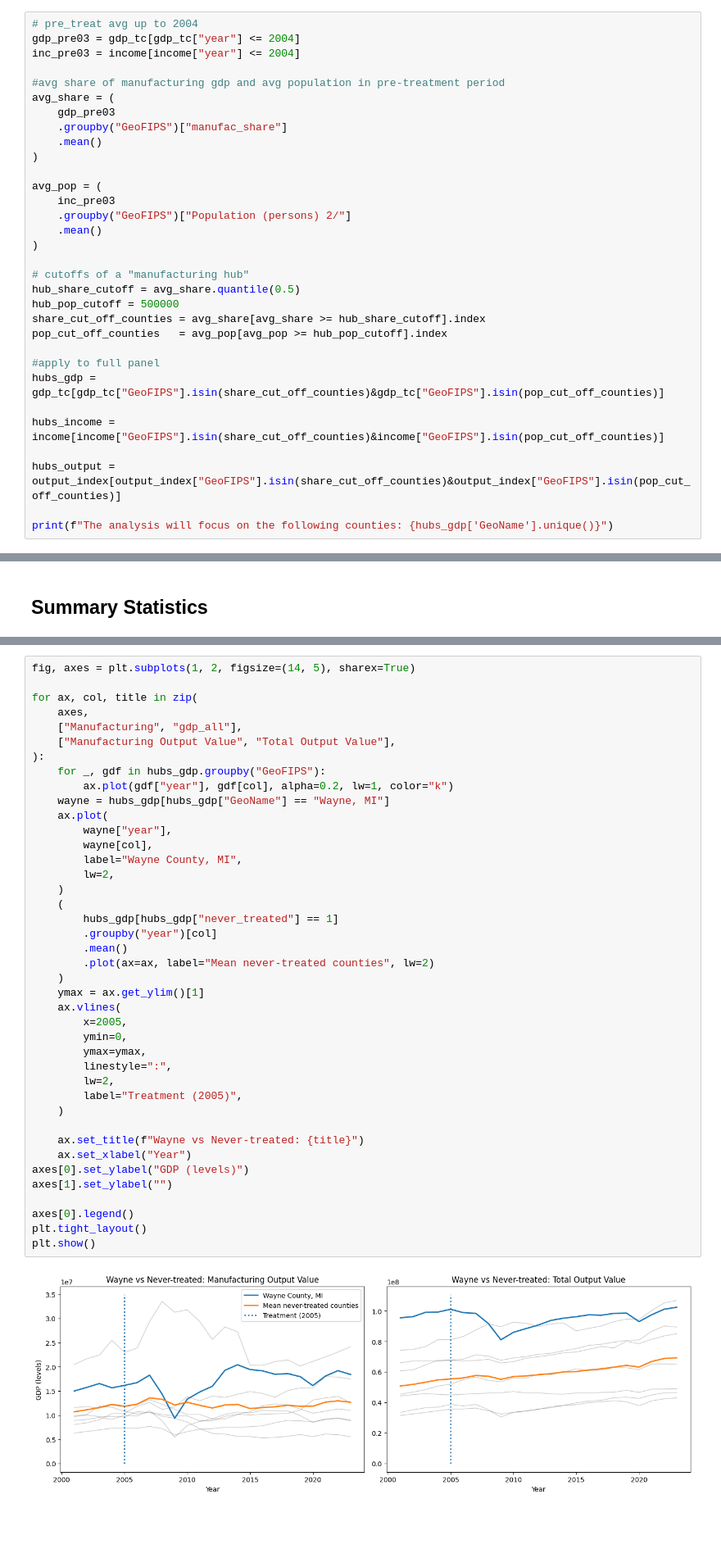
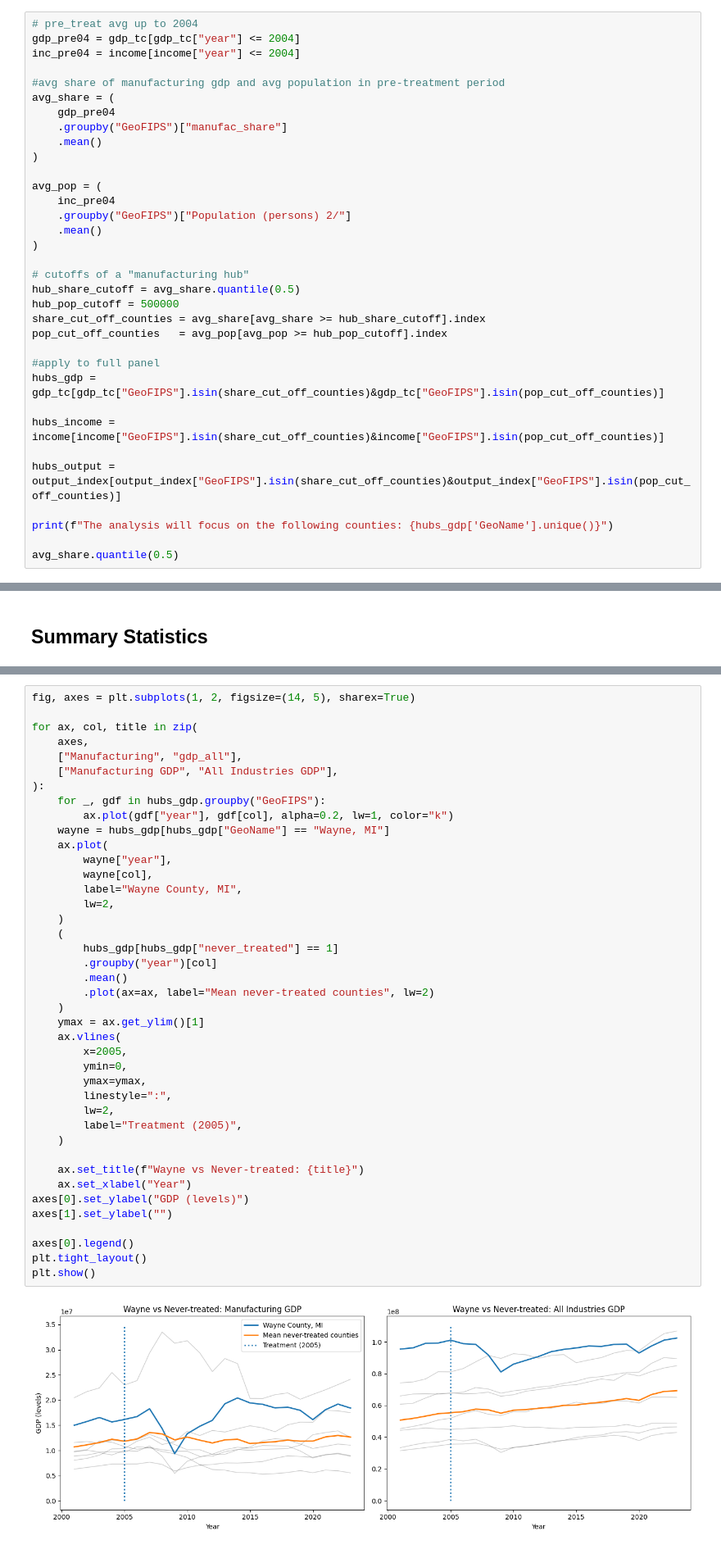
Before and after one commit to wren17/epa_greenbook_project, a Jupyter notebook: analysis.ipynb, the cells around one changed output, grey strips where cells are left out. Shown at 82% size. Cells and saved outputs as stored; diff of their text form; blank space fills up the shorter version.

```diff
--- a/analysis.ipynb
+++ b/analysis.ipynb
@@ -42,17 +46,17 @@ gdp_tc["manufac_share"] = gdp_tc["Manufacturing"] / gdp_tc["gdp_all"]
 # %%
 # pre_treat avg up to 2004
-gdp_pre03 = gdp_tc[gdp_tc["year"] <= 2004]
-inc_pre03 = income[income["year"] <= 2004]
+gdp_pre04 = gdp_tc[gdp_tc["year"] <= 2004]
+inc_pre04 = income[income["year"] <= 2004]
 
 #avg share of manufacturing gdp and avg population in pre-treatment period
 avg_share = (
-    gdp_pre03
+    gdp_pre04
     .groupby("GeoFIPS")["manufac_share"]
     .mean()
 )
 
 avg_pop = (
-    inc_pre03
+    inc_pre04
     .groupby("GeoFIPS")["Population (persons) 2/"]
     .mean()
 )
@@ -71,6 +75,8 @@ hubs_income = income[income["GeoFIPS"].isin(share_cut_off_counties)&income["GeoF
 hubs_output = output_index[output_index["GeoFIPS"].isin(share_cut_off_counties)&output_index["GeoFIPS"].isin(pop_cut_off_counties)]
 
 print(f"The analysis will focus on the following counties: {hubs_gdp['GeoName'].unique()}")
+
+avg_share.quantile(0.5)
 # %% [output]
 The analysis will focus on the following counties: ['Lake, IL' 'Marion, IN' 'Kent, MI' 'Macomb, MI' 'Wayne, MI' 'Monroe, NY'
  'Hamilton, OH' 'Montgomery, PA']
@@ -148,7 +159,7 @@ fig, axes = plt.subplots(1, 2, figsize=(14, 5), sharex=True)
 for ax, col, title in zip(
     axes,
     ["Manufacturing", "gdp_all"],
-    ["Manufacturing Output Value", "Total Output Value"],
+    ["Manufacturing GDP", "All Industries GDP"],
 ):
     for _, gdf in hubs_gdp.groupby("GeoFIPS"):
         ax.plot(gdf["year"], gdf[col], alpha=0.2, lw=1, color="k")
@@ -157,34 +168,34 @@ for ax, col, title in zip(
         wayne["year"],
         wayne[col],
         label="Wayne County, MI",
         lw=2,
     )
     (
         hubs_gdp[hubs_gdp["never_treated"] == 1]
         .groupby("year")[col]
         .mean()
         .plot(ax=ax, label="Mean never-treated counties", lw=2)
     )
     ymax = ax.get_ylim()[1]
     ax.vlines(
         x=2005,
         ymin=0,
         ymax=ymax,
         linestyle=":",
         lw=2,
         label="Treatment (2005)",
     )
 
     ax.set_title(f"Wayne vs Never-treated: {title}")
     ax.set_xlabel("Year")
 axes[0].set_ylabel("GDP (levels)")
 axes[1].set_ylabel("")
 
 axes[0].legend()
 plt.tight_layout()
 plt.show()
 # %% [output]
-[figure, old version]
+[figure, new version]
 # %%
 hubs_output = hubs_output.rename(columns={"All industry total": "gdp_all"})
 
```
Also changed, not shown: parts of 14 cells of this notebook.
